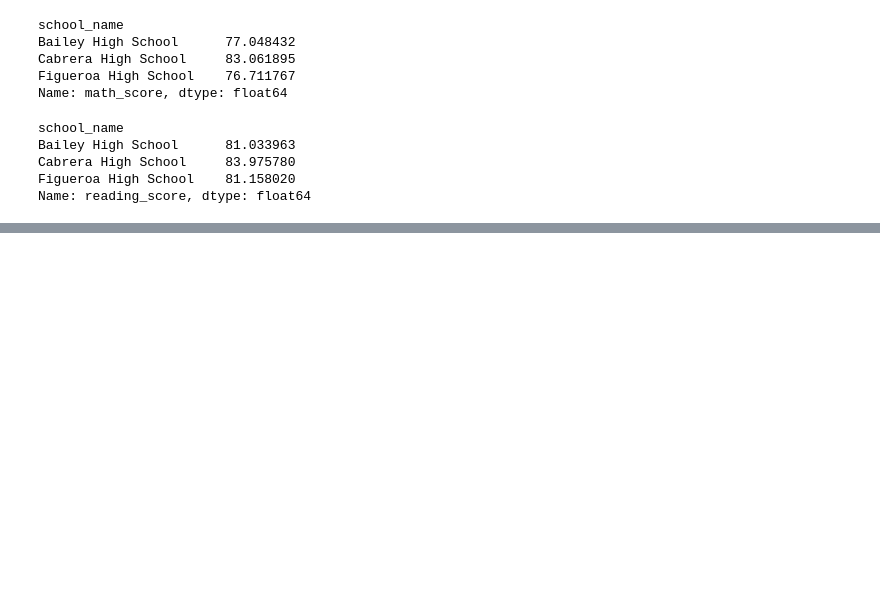
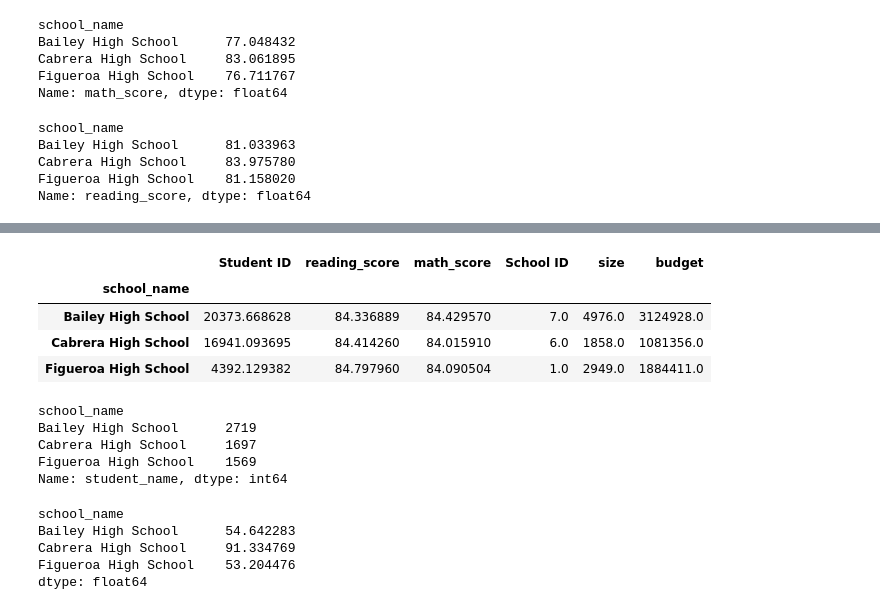
Before and after one commit to AlbertoV5/tec-data-04-dataframes, a Jupyter notebook: merging_dataframes.ipynb, the cells around one changed output, grey strips where cells are left out. Cells and saved outputs as stored; diff of their text form; code cells hidden in the pictures; blank space fills up the shorter version.

```diff
--- a/merging_dataframes.ipynb
+++ b/merging_dataframes.ipynb
@@ -226,0 +292,27 @@ Name: reading_score, dtype: float64
+# %%
+per_passing_math_reading_mean = per_passing_math_reading.groupby(["school_name"]).mean()
+per_passing_math_reading_mean.head(3)
+# %% [output]
+|  | Student ID | reading_score | math_score | School ID | size | budget |
+| school_name |  |  |  |  |  |  |
+| Bailey High School | 20373.668628 | 84.336889 | 84.429570 | 7.0 | 4976.0 | 3124928.0 |
+| Cabrera High School | 16941.093695 | 84.414260 | 84.015910 | 6.0 | 1858.0 | 1081356.0 |
+| Figueroa High School | 4392.129382 | 84.797960 | 84.090504 | 1.0 | 2949.0 | 1884411.0 |
+# %%
+per_passing_math_reading_count = per_passing_math_reading.groupby(["school_name"]).count()["student_name"]
+per_passing_math_reading_count.head(3)
+# %% [output]
+school_name
+Bailey High School      2719
+Cabrera High School     1697
+Figueroa High School    1569
+Name: student_name, dtype: int64
+# %%
+per_overall_passing_percentage = per_passing_math_reading_count / per_school_counts * 100
+per_overall_passing_percentage.head(3)
+# %% [output]
+school_name
+Bailey High School      54.642283
+Cabrera High School     91.334769
+Figueroa High School    53.204476
+dtype: float64
```
Also changed, not shown: parts of 8 cells of this notebook.
